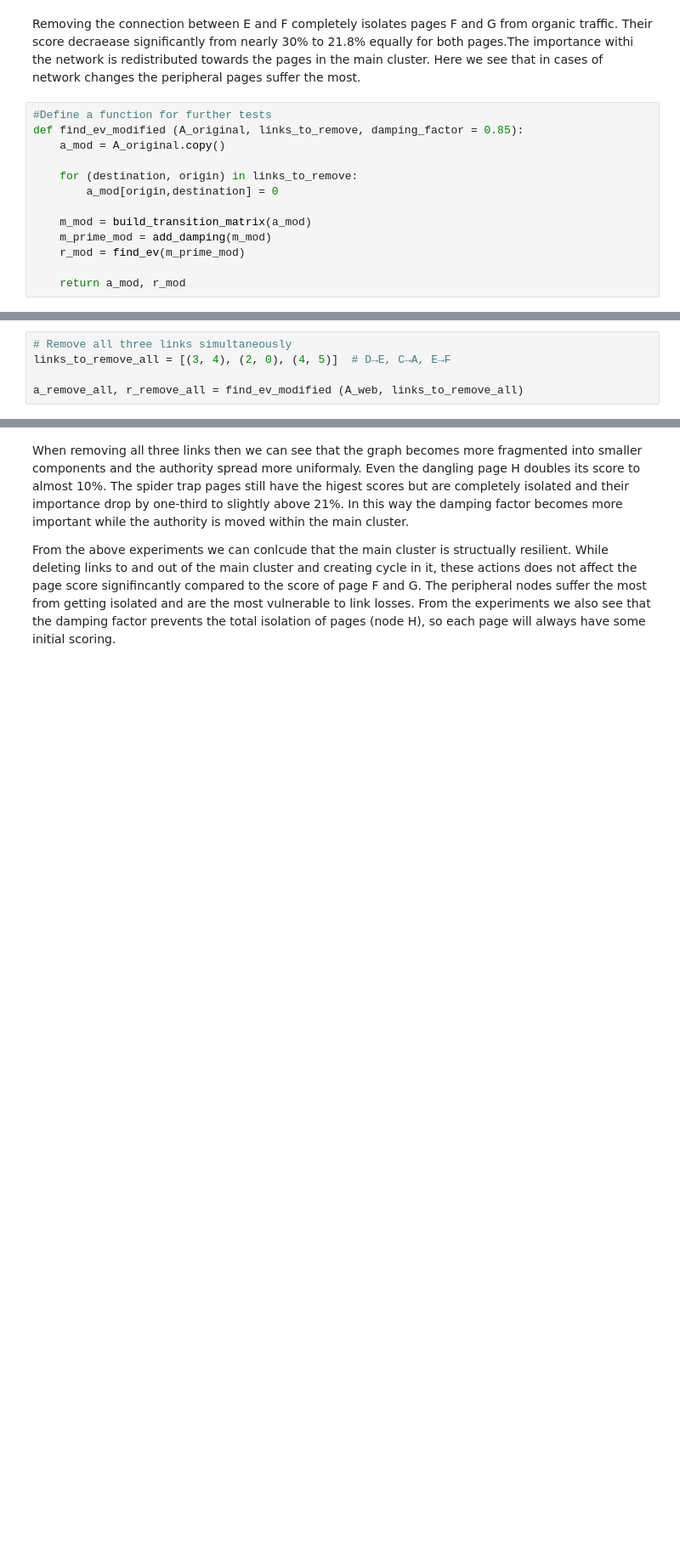
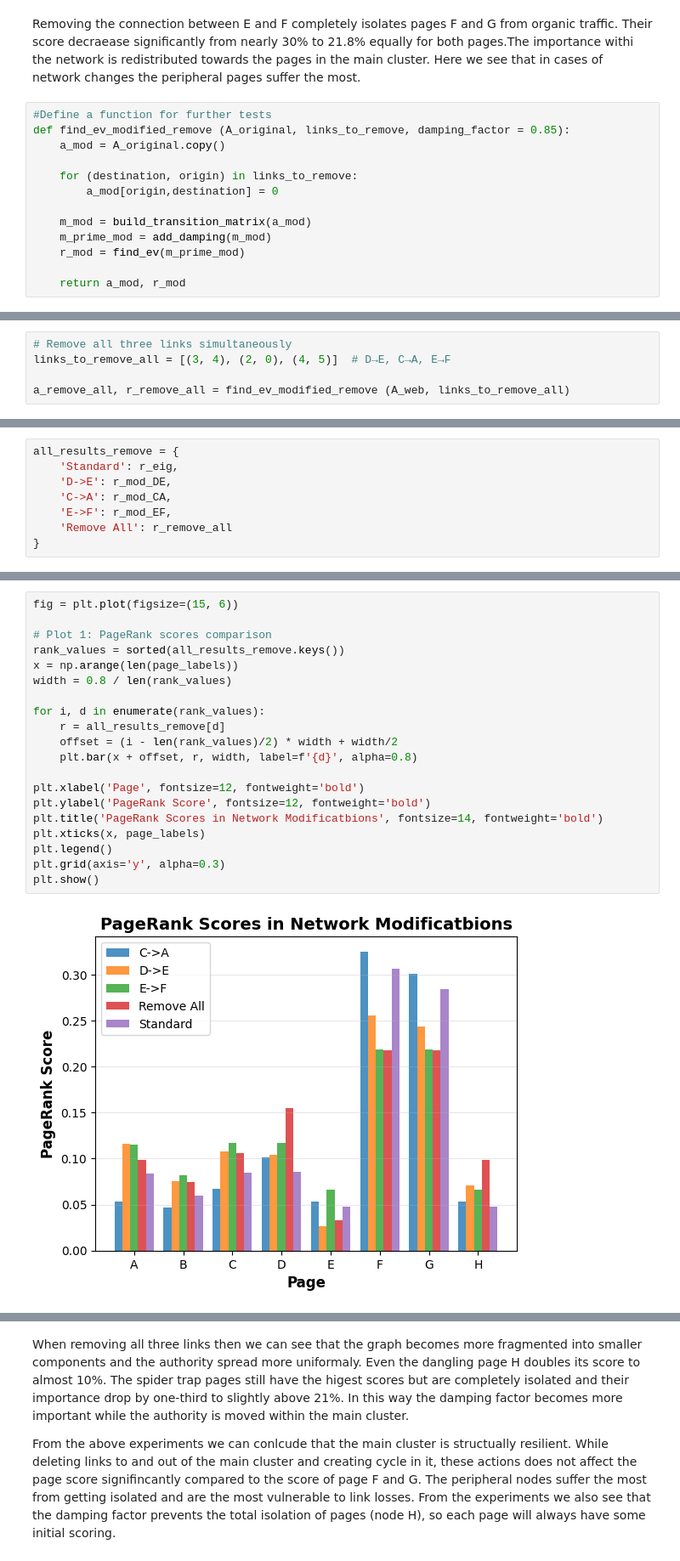
Before and after one commit to vladimir153240/PageRank_Algorithm, a Jupyter notebook: Analysis_and_Experiments/Analysis_and_Experiments.ipynb, the cells around one changed output, grey strips where cells are left out. Shown at 85% size. Saved outputs shown, nothing was run; the diff lists cells and outputs as text; blank space fills up the shorter version.

```diff
--- a/Analysis_and_Experiments/Analysis_and_Experiments.ipynb
+++ b/Analysis_and_Experiments/Analysis_and_Experiments.ipynb
@@ -381,7 +668,7 @@ for i, label in enumerate(page_labels):
 Removing the connection between E and F completely isolates pages F and G from organic traffic. Their score decraease significantly from nearly 30% to 21.8% equally for both pages.The importance withi the network is redistributed towards the pages in the main cluster. Here we see that in cases of network changes the peripheral pages suffer the most.
 # %%
 #Define a function for further tests
-def find_ev_modified (A_original, links_to_remove, damping_factor = 0.85):
+def find_ev_modified_remove (A_original, links_to_remove, damping_factor = 0.85):
     a_mod = A_original.copy()
 
     for (destination, origin) in links_to_remove:
@@ -403,4 +702,4 @@ print(a_mod2 == A_modEF)
 # Remove all three links simultaneously
 links_to_remove_all = [(3, 4), (2, 0), (4, 5)]  # D→E, C→A, E→F
 
-a_remove_all, r_remove_all = find_ev_modified (A_web, links_to_remove_all)
+a_remove_all, r_remove_all = find_ev_modified_remove (A_web, links_to_remove_all)
@@ -431,0 +757,8 @@ for i, label in enumerate(page_labels):
+# %%
+all_results_remove = {
+    'Standard': r_eig,
+    'D->E': r_mod_DE,
+    'C->A': r_mod_CA,
+    'E->F': r_mod_EF,
+    'Remove All': r_remove_all
+}
@@ -431,0 +773,22 @@ for i, label in enumerate(page_labels):
+# %%
+fig = plt.plot(figsize=(15, 6))
+
+# Plot 1: PageRank scores comparison
+rank_values = sorted(all_results_remove.keys())
+x = np.arange(len(page_labels))
+width = 0.8 / len(rank_values)
+
+for i, d in enumerate(rank_values):
+    r = all_results_remove[d]
+    offset = (i - len(rank_values)/2) * width + width/2
+    plt.bar(x + offset, r, width, label=f'{d}', alpha=0.8)
+
+plt.xlabel('Page', fontsize=12, fontweight='bold')
+plt.ylabel('PageRank Score', fontsize=12, fontweight='bold')
+plt.title('PageRank Scores in Network Modificatbions', fontsize=14, fontweight='bold')
+plt.xticks(x, page_labels)
+plt.legend()
+plt.grid(axis='y', alpha=0.3)
+plt.show()
+# %% [output]
+[figure, added]
```
Also changed, not shown: parts of 51 cells of this notebook.
